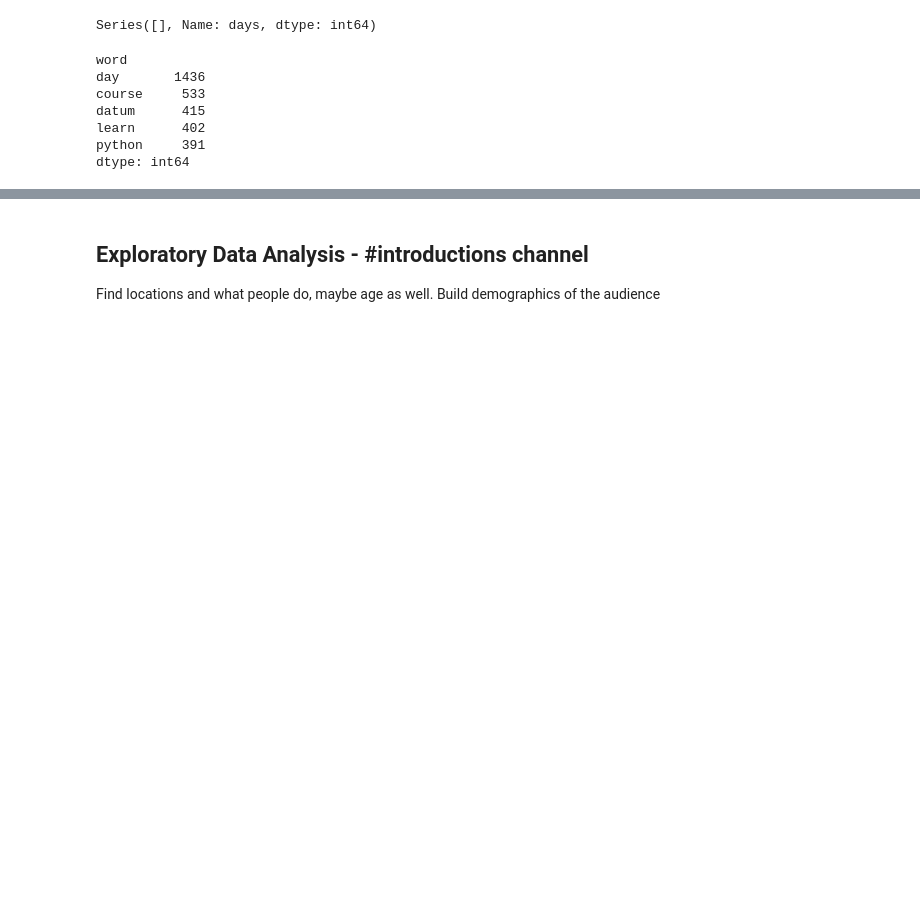
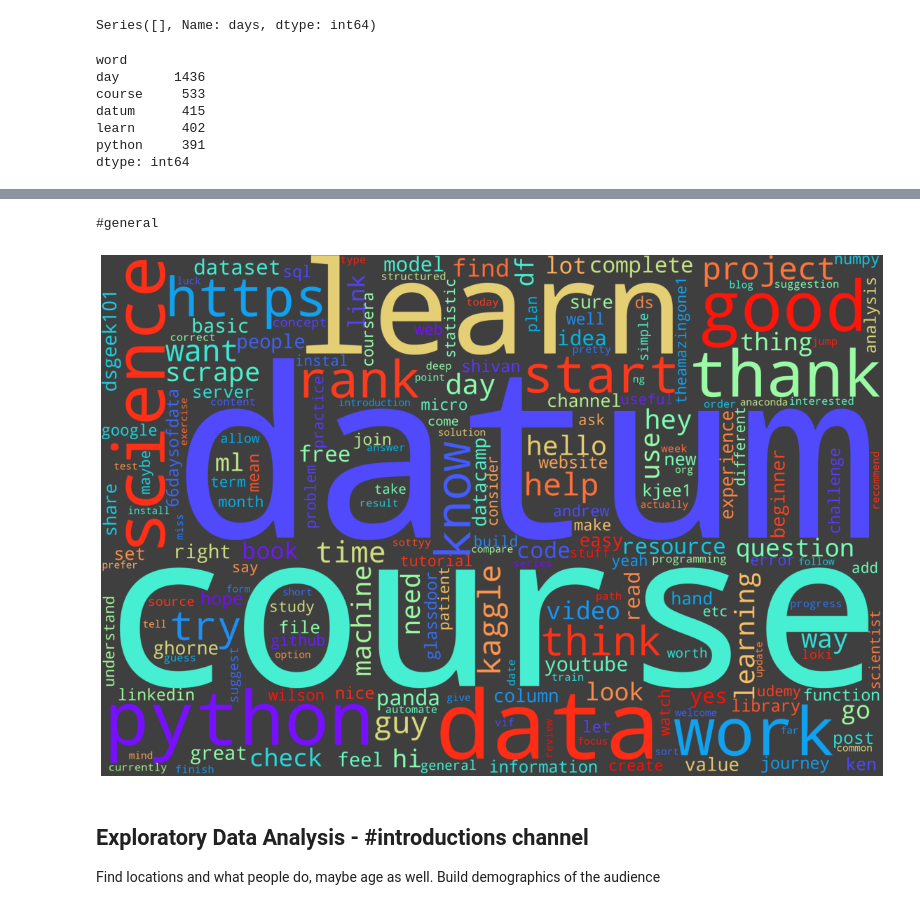
Before and after one commit to ShivanS93/progressDiscordData, a Jupyter notebook: progressDiscordChatAnalysis.ipynb, the cells around one changed output, grey strips where cells are left out. Saved outputs shown, nothing was run; the diff lists cells and outputs as text; code cells hidden in the pictures; blank space fills up the shorter version.

```diff
--- a/progressDiscordChatAnalysis.ipynb
+++ b/progressDiscordChatAnalysis.ipynb
@@ -220,3 +259,9 @@ plot_cloud(wordcloud)
+# %%
+print('#general')
+put_into_word_cloud(df_gen)
+# %% [output]
+#general
+[figure, added]
 # %% [markdown]
 ## Exploratory Data Analysis - #introductions channel
 
```
Also changed, not shown: parts of 10 cells of this notebook.
